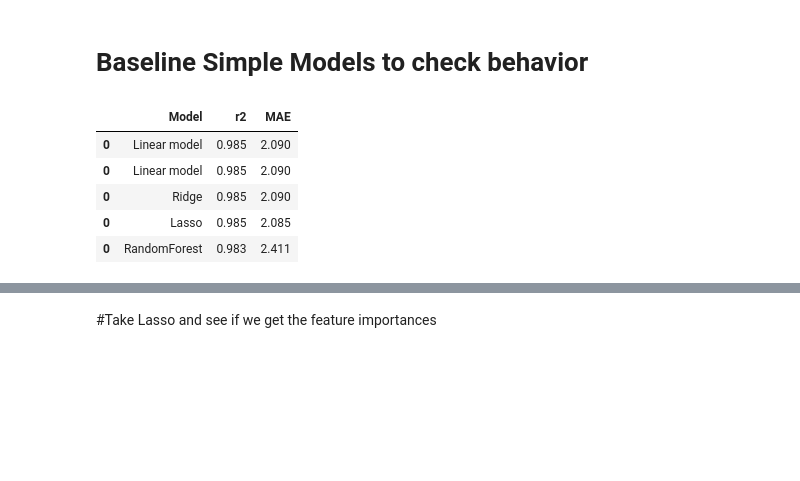
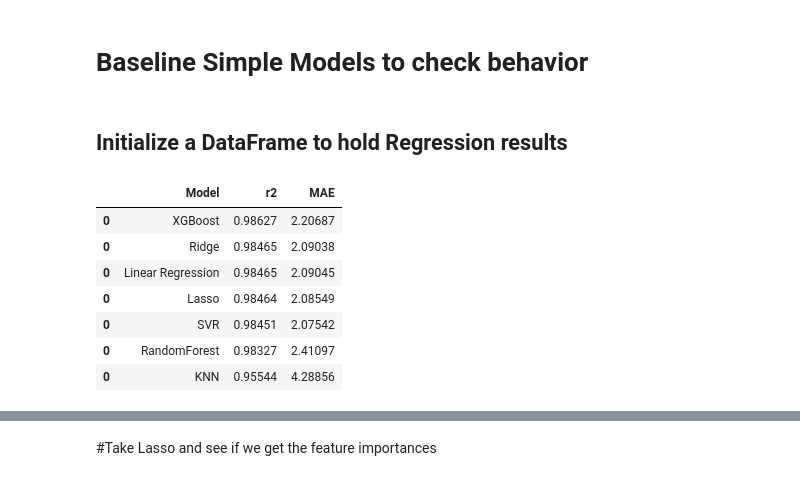
Before and after one commit to kitlapp/Telco_ML, a Jupyter notebook: Regression_ML.ipynb, the cells around one changed output, grey strips where cells are left out. Drawn from its saved outputs; the diff is of its cells as text; code cells hidden in the pictures; blank space fills up the shorter version.

```diff
--- a/Regression_ML.ipynb
+++ b/Regression_ML.ipynb
@@ -387,3 +380,5 @@ The dataset seems clean now, ready for regression.
 # %%
 X_train = X_train_ohe.copy()
 X_test = X_test_ohe.copy()
+# %% [markdown]
+## Initialize a DataFrame to hold Regression results
@@ -394,9 +392,9 @@ linear_regr = LinearRegression()
 linear_regr.fit(X_train, y_train)
 y_pred = linear_regr.predict(X_test)
 #
-regr_results = pd.concat([regr_results, pd.json_normalize({'Model': 'Linear model',
-                                                           'r2':   round(r2_score(y_test, y_pred),3),
-                                                           'MAE':  round(mean_absolute_error(y_test, y_pred),3)})])
+regr_results = pd.concat([regr_results, pd.json_normalize({'Model': 'Linear Regression',
+                                                           'r2':   round(r2_score(y_test, y_pred),5),
+                                                           'MAE':  round(mean_absolute_error(y_test, y_pred),5)})])
 
 # Ridge Regression------------------------------------------------------------
 ridgeCV_model = RidgeCV(alphas=np.logspace(-6, 6, 13), scoring='r2', cv=10)
@@ -408,9 +406,8 @@ ridge_regr.fit(X_train, y_train)
 y_pred = ridge_regr.predict(X_test)
 #
 regr_results = pd.concat([regr_results, pd.json_normalize({'Model': 'Ridge',
-                                                           'r2':   round(r2_score(y_test, y_pred),3),
-                                                           'MAE':  round(mean_absolute_error(y_test, y_pred),3)})])
-
+                                                           'r2':   round(r2_score(y_test, y_pred),5),
+                                                           'MAE':  round(mean_absolute_error(y_test, y_pred),5)})])
 #Lasso Regression--------------------------------------------------------------
 lassoCV_model = LassoCV(alphas=np.logspace(-6, 6, 13), cv=10, random_state=0)
 lassoCV_model.fit(X_train, y_train)
@@ -420,23 +417,53 @@ lasso_regr = Lasso(alpha = optimal_alpha)
 lasso_regr.fit(X_train, y_train)
 y_pred = lasso_regr.predict(X_test)
 regr_results = pd.concat([regr_results, pd.json_normalize({'Model': 'Lasso',
-                                                           'r2':   round(r2_score(y_test, y_pred),3),
-                                                           'MAE':  round(mean_absolute_error(y_test, y_pred),3)})])
-
+                                                           'r2':   round(r2_score(y_test, y_pred),5),
+                                                           'MAE':  round(mean_absolute_error(y_test, y_pred),5)})])
 #RandomForest Regression ------------------------------------------------------
 rf  = RandomForestRegressor(random_state=42)
 rf.fit(X_train, y_train)
 y_pred = rf.predict(X_test)
 
 regr_results = pd.concat([regr_results, pd.json_normalize({'Model': 'RandomForest',
-                                                           'r2':   round(r2_score(y_test, y_pred),3),
-                                                           'MAE':  round(mean_absolute_error(y_test, y_pred),3)})])
+                                                           'r2':   round(r2_score(y_test, y_pred),5),
+                                                           'MAE':  round(mean_absolute_error(y_test, y_pred),5)})])
+# KNN Regression ------------------------------------------------------------
+knn = KNeighborsRegressor(n_neighbors=5) # 5 is the standard starting point
+knn.fit(X_train, y_train)
+y_pred = knn.predict(X_test)
 
-regr_results
+regr_results = pd.concat([regr_results, pd.json_normalize({
+                                                        'Model': 'KNN',
+                                                           'r2':   round(r2_score(y_test, y_pred),5),
+                                                           'MAE':  round(mean_absolute_error(y_test, y_pred),5)})])
+
+# SVM Regression ------------------------------------------------------------
+svr = SVR(kernel='linear', C=1.0) # Linear kernel matches your high R2 findings
+svr.fit(X_train, y_train)
+y_pred = svr.predict(X_test)
+
+regr_results = pd.concat([regr_results, pd.json_normalize({
+                                                      'Model': 'SVR',
+                                                           'r2':   round(r2_score(y_test, y_pred),5),
+                                                           'MAE':  round(mean_absolute_error(y_test, y_pred),5)})])
+
+# XGBoost Regression ---------------------------------------------------------
+xgb = XGBRegressor(n_estimators=100, learning_rate=0.1, random_state=42)
+xgb.fit(X_train, y_train)
+y_pred = xgb.predict(X_test)
+
+regr_results = pd.concat([regr_results, pd.json_normalize({
+                                                      'Model': 'XGBoost',
+                                                           'r2':   round(r2_score(y_test, y_pred),5),
+                                                           'MAE':  round(mean_absolute_error(y_test, y_pred),5)})])
-# %% [output]
-|  | Model | r2 | MAE |
-| 0 | Linear model | 0.985 | 2.090 |
-| 0 | Linear model | 0.985 | 2.090 |
-| 0 | Ridge | 0.985 | 2.090 |
-| 0 | Lasso | 0.985 | 2.085 |
-| 0 | RandomForest | 0.983 | 2.411 |
+# %%
+regr_results.sort_values(by='r2', ascending=False)
+# %% [output]
+|  | Model | r2 | MAE |
+| 0 | XGBoost | 0.98627 | 2.20687 |
+| 0 | Ridge | 0.98465 | 2.09038 |
+| 0 | Linear Regression | 0.98465 | 2.09045 |
+| 0 | Lasso | 0.98464 | 2.08549 |
+| 0 | SVR | 0.98451 | 2.07542 |
+| 0 | RandomForest | 0.98327 | 2.41097 |
+| 0 | KNN | 0.95544 | 4.28856 |
```
Also changed, not shown: parts of 12 cells of this notebook.
